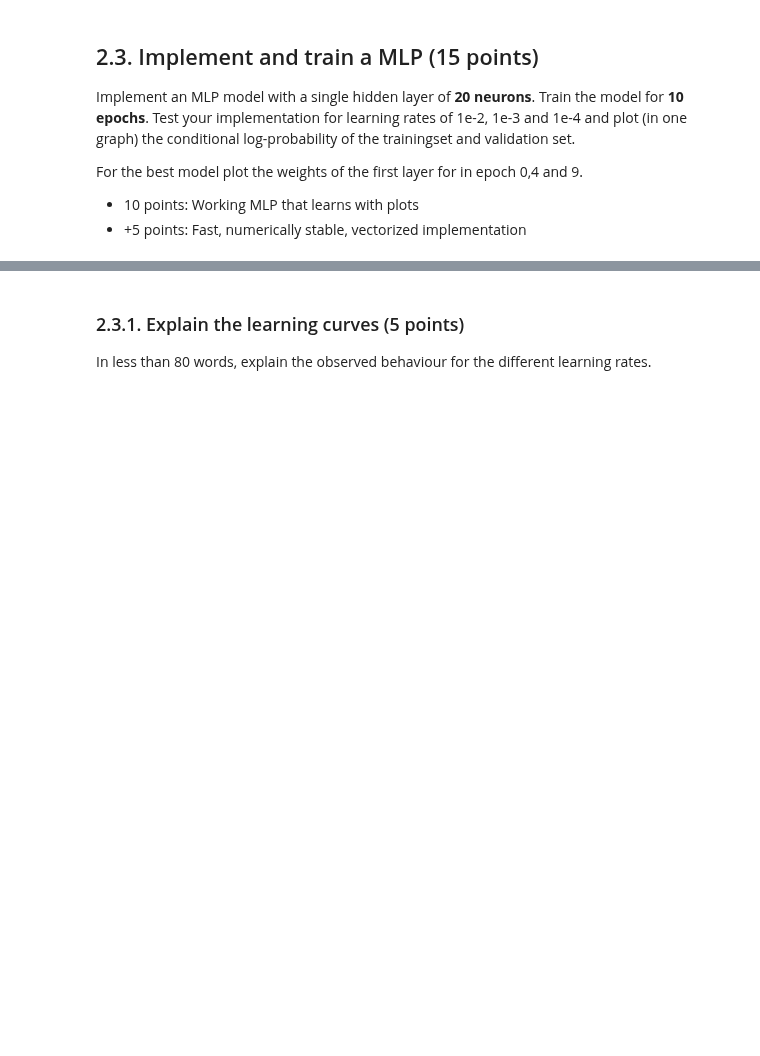
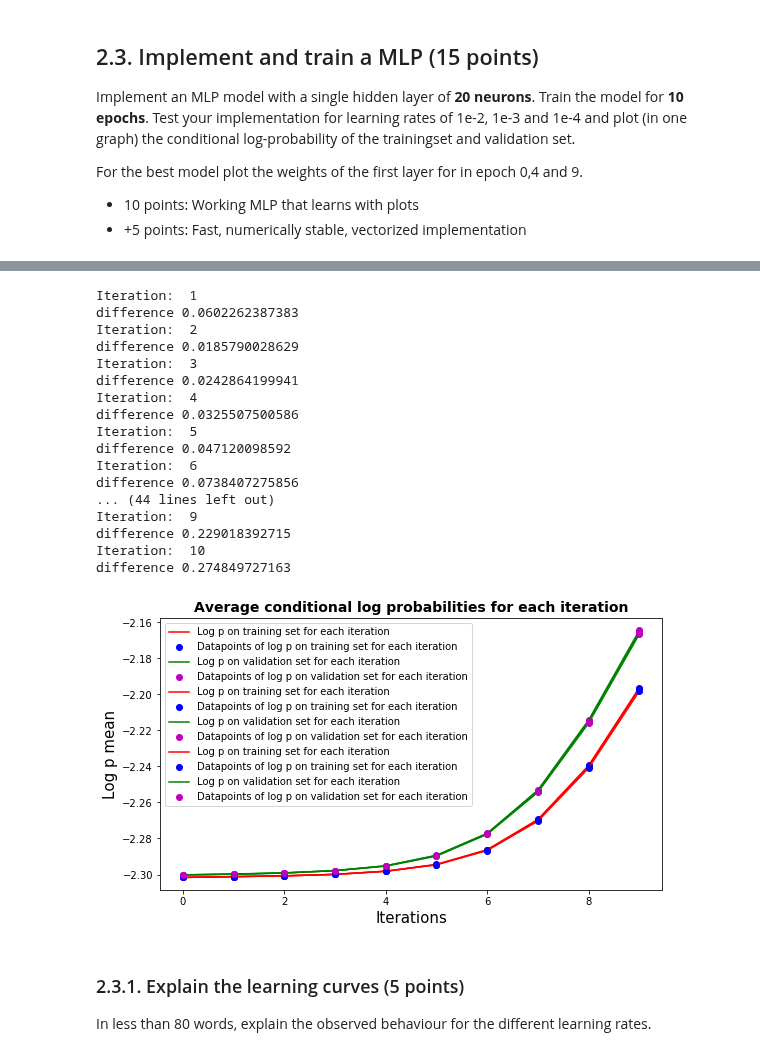
Before and after one commit to ML77777/ML1-18, a Jupyter notebook: Marvin/lab2.ipynb, the cells around one changed output, grey strips where cells are left out. Cells and saved outputs as stored; diff of their text form; code cells hidden in the pictures; blank space fills up the shorter version.

```diff
--- a/Marvin/lab2.ipynb
+++ b/Marvin/lab2.ipynb
@@ -883,3 +938,39 @@ raise NotImplementedError()
+# %%
+# plot the train and validation logp for all three learning rates in one figure
+
+
+#Per ongelukg zelfde kleur gedaan, moet dat weghalen boven. En weet niet of het echt met verschillendel learning rates doet.
+
+np.random.seed(1243)
+w = np.zeros((20,10))
+b = np.zeros((10,))
+v = np.zeros((28*28,20))
+a = np.zeros((20,))
+# YOUR CODE HERE
+test_MLP(x_train, t_train, x_valid, t_valid, w, b,v,a)
+test_MLP(x_train, t_train, x_valid, t_valid, w, b,v,1e-3)
+test_MLP(x_train, t_train, x_valid, t_valid, w, b,v,1e-2)
+plt.legend()
+plt.show()
+# %% [output]
+Iteration:  1
+difference 0.0602262387383
+Iteration:  2
+difference 0.0185790028629
+Iteration:  3
+difference 0.0242864199941
+Iteration:  4
+difference 0.0325507500586
+Iteration:  5
+difference 0.047120098592
+Iteration:  6
+difference 0.0738407275856
+... (44 lines left out)
+Iteration:  9
+difference 0.229018392715
+Iteration:  10
+difference 0.274849727163
+[figure, added]
 # %% [markdown]
 ### 2.3.1. Explain the learning curves (5 points)
 In less than 80 words, explain the observed behaviour for the different learning rates.
```
Also changed, not shown: parts of 11 cells of this notebook.
